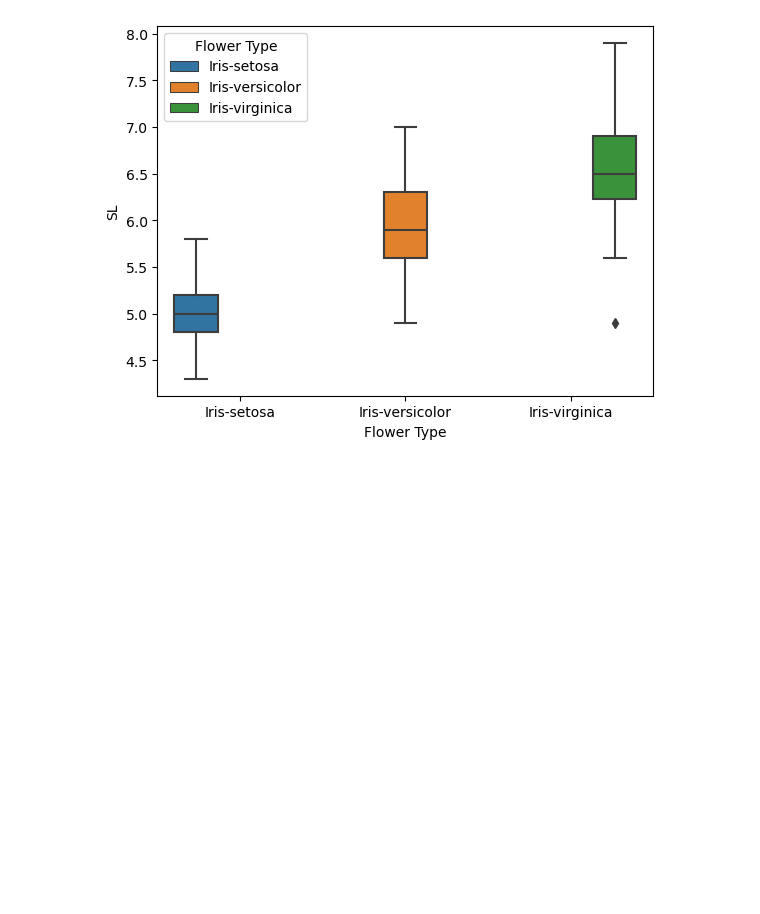
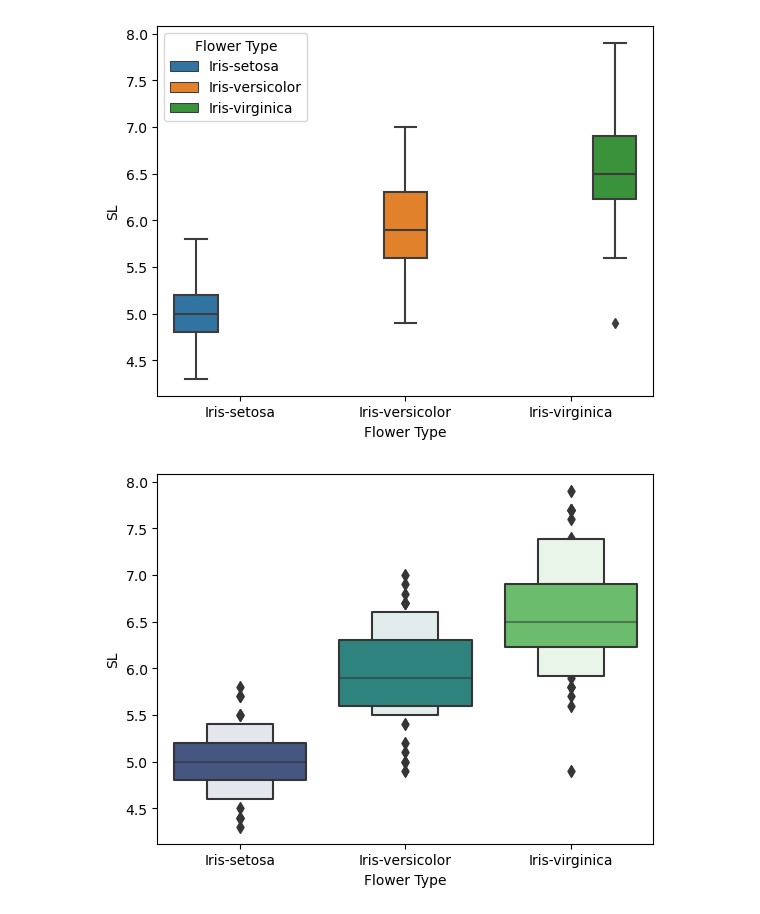
Before and after one commit to CodeByDeepankar/CTTC-AIML, a Jupyter notebook: Day11_SNS.ipynb, the cells around one changed output. Drawn from its saved outputs; the diff is of its cells as text; code cells hidden in the pictures; blank space fills up the shorter version.

```diff
--- a/Day11_SNS.ipynb
+++ b/Day11_SNS.ipynb
@@ -161,3 +161,9 @@ sns.boxplot(x=iris['Flower Type'], y=iris.SL, hue=iris['Flower Type'])
 plt.show()
 # %% [output]
 [figure]
+# %%
+#boxen plot
+sns.boxenplot(x=iris['Flower Type'], y= iris.SL, palette='viridis')
+plt.show()
+# %% [output]
+[figure, added]
```
Also changed, not shown: parts of 2 cells of this notebook.
